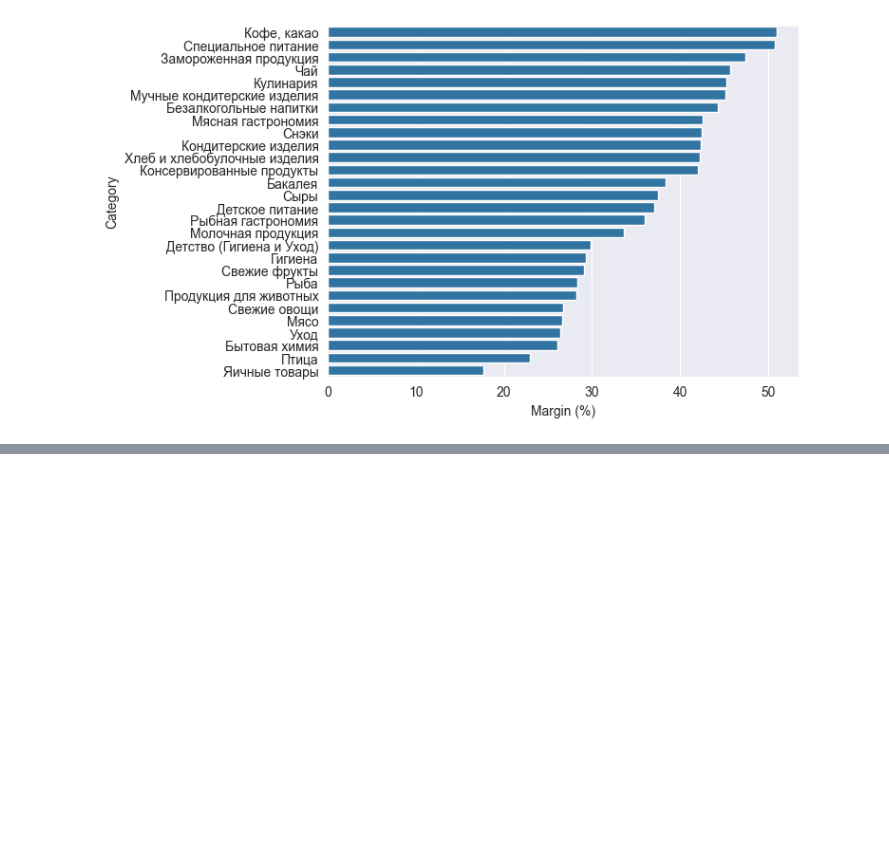
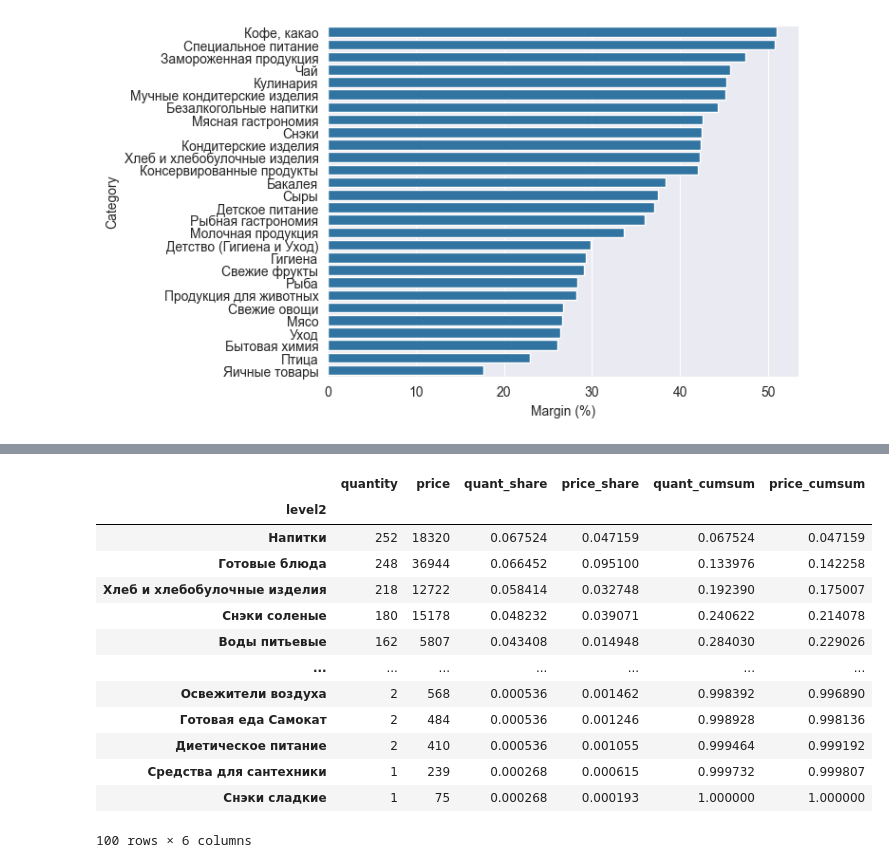
Before and after one commit to rodioniam/study_projects, a Jupyter notebook: visualization/visualization_practice2.ipynb, the cells around one changed output, grey strips where cells are left out. Cells and saved outputs as stored; diff of their text form; code cells hidden in the pictures; blank space fills up the shorter version.

```diff
--- a/visualization/visualization_practice2.ipynb
+++ b/visualization/visualization_practice2.ipynb
@@ -198,0 +211,23 @@ ax.set(xlabel='Margin (%)', ylabel='Category')
+# %%
+df_ABC = df_merged.groupby(['level2']).agg({'quantity':'sum', 'price':'sum'})
+df_ABC['quant_share'] = df_ABC['quantity']/ sum(df_ABC['quantity'])
+df_ABC['price_share'] = df_ABC['price']/ sum(df_ABC['price'])
+df_ABC = df_ABC.sort_values('quant_share', ascending=False)
+df_ABC['quant_cumsum'] = df_ABC['quant_share'].cumsum()
+df_ABC['price_cumsum'] = df_ABC['price_share'].cumsum()
+df_ABC
+# %% [output]
+|  | quantity | price | quant_share | price_share | quant_cumsum | price_cumsum |
+| level2 |  |  |  |  |  |  |
+| Напитки | 252 | 18320 | 0.067524 | 0.047159 | 0.067524 | 0.047159 |
+| Готовые блюда | 248 | 36944 | 0.066452 | 0.095100 | 0.133976 | 0.142258 |
+| Хлеб и хлебобулочные изделия | 218 | 12722 | 0.058414 | 0.032748 | 0.192390 | 0.175007 |
+| Снэки соленые | 180 | 15178 | 0.048232 | 0.039071 | 0.240622 | 0.214078 |
+| Воды питьевые | 162 | 5807 | 0.043408 | 0.014948 | 0.284030 | 0.229026 |
+| ... | ... | ... | ... | ... | ... | ... |
+| Освежители воздуха | 2 | 568 | 0.000536 | 0.001462 | 0.998392 | 0.996890 |
+| Готовая еда Самокат | 2 | 484 | 0.000536 | 0.001246 | 0.998928 | 0.998136 |
+| Диетическое питание | 2 | 410 | 0.000536 | 0.001055 | 0.999464 | 0.999192 |
+| Средства для сантехники | 1 | 239 | 0.000268 | 0.000615 | 0.999732 | 0.999807 |
+| Снэки сладкие | 1 | 75 | 0.000268 | 0.000193 | 1.000000 | 1.000000 |
+100 rows × 6 columns
```
Also changed, not shown: parts of 6 cells of this notebook.
